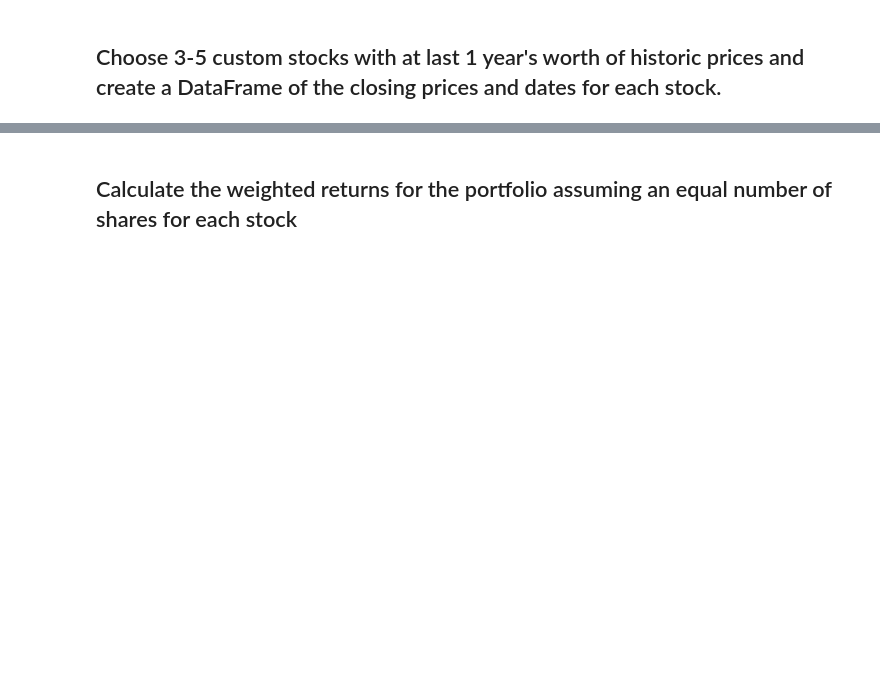
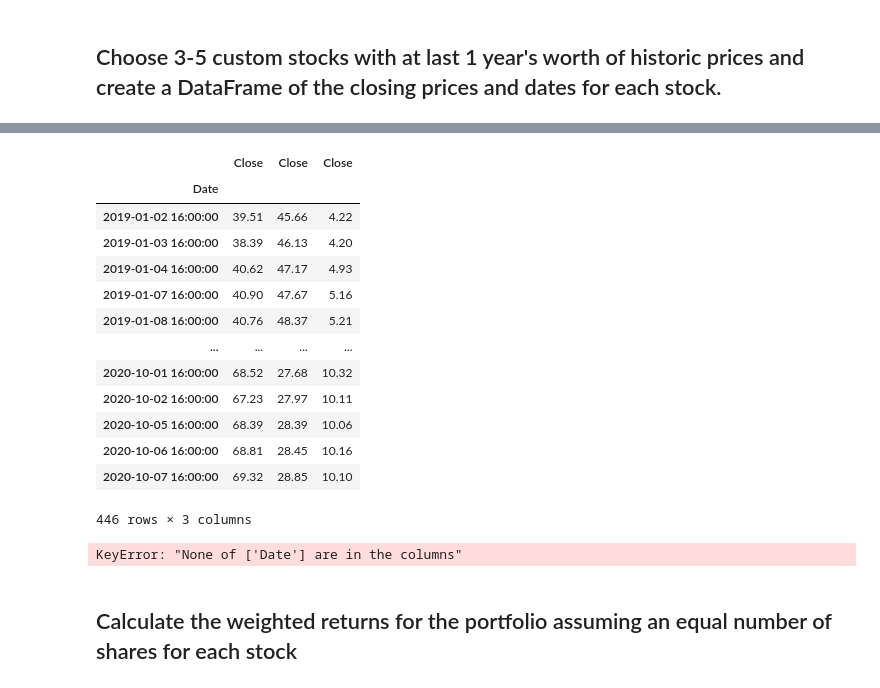
Before and after one commit to markmurdock11/pandas_hw, a Jupyter notebook: whale_analysis.ipynb, the cells around one changed output, grey strips where cells are left out. Drawn from its saved outputs; the diff is of its cells as text; code cells hidden in the pictures; blank space fills up the shorter version.

Commit message:
added my stocks

```diff
--- a/whale_analysis.ipynb
+++ b/whale_analysis.ipynb
@@ -428,3 +428,10 @@ In this section, you will build your own portfolio of stocks, calculate the retu
  - The plotted beta.
 # %% [markdown]
 ## Choose 3-5 custom stocks with at last 1 year's worth of historic prices and create a DataFrame of the closing prices and dates for each stock.
+# %%
+# Read the first stock
+# YOUR CODE HERE
+
+viac_historical = ("../Resources/viac_historical.csv")
+viac_df = pd.read_csv(viac_historical, index_col="Date", parse_dates=True)
+viac_df.head()
@@ -430,0 +446,6 @@ In this section, you will build your own portfolio of stocks, calculate the retu
+# %%
+# Read the second stock
+# YOUR CODE HERE
+spg_historical = ("../Resources/ins_historical.csv")
+spg_df = pd.read_csv(spg_historical, index_col="Date", parse_dates=True)
+spg_df.head()
@@ -430,0 +460,7 @@ In this section, you will build your own portfolio of stocks, calculate the retu
+# %%
+# Read the third stock
+# YOUR CODE HERE
+
+tcehy_historical = ("../Resources/tcehy_historical.csv")
+tcehy_df = pd.read_csv(tcehy_historical, index_col="Date", parse_dates=True)
+tcehy_df.head()
@@ -431,3 +475,27 @@ In this section, you will build your own portfolio of stocks, calculate the retu
+# %%
+# Concatenate all stocks into a single DataFrame
+# YOUR CODE HERE
+my_portfolio = pd.concat([tcehy_df, viac_df, spg_df], axis="columns",join="inner")
+
+my_portfolio
+# %% [output]
+|  | Close | Close | Close |
+| Date |  |  |  |
+| 2019-01-02 16:00:00 | 39.51 | 45.66 | 4.22 |
+| 2019-01-03 16:00:00 | 38.39 | 46.13 | 4.20 |
+| 2019-01-04 16:00:00 | 40.62 | 47.17 | 4.93 |
+| 2019-01-07 16:00:00 | 40.90 | 47.67 | 5.16 |
+| 2019-01-08 16:00:00 | 40.76 | 48.37 | 5.21 |
+| ... | ... | ... | ... |
+| 2020-10-01 16:00:00 | 68.52 | 27.68 | 10.32 |
+| 2020-10-02 16:00:00 | 67.23 | 27.97 | 10.11 |
+| 2020-10-05 16:00:00 | 68.39 | 28.39 | 10.06 |
+| 2020-10-06 16:00:00 | 68.81 | 28.45 | 10.16 |
+| 2020-10-07 16:00:00 | 69.32 | 28.85 | 10.10 |
+446 rows × 3 columns
 # %%
-# Read the first stock
+# Reset the index
 # YOUR CODE HERE
+my_portfolio.set_index("Date")
+# %% [output]
+KeyError: "None of ['Date'] are in the columns"
```
Also changed, not shown: parts of 7 cells of this notebook.
